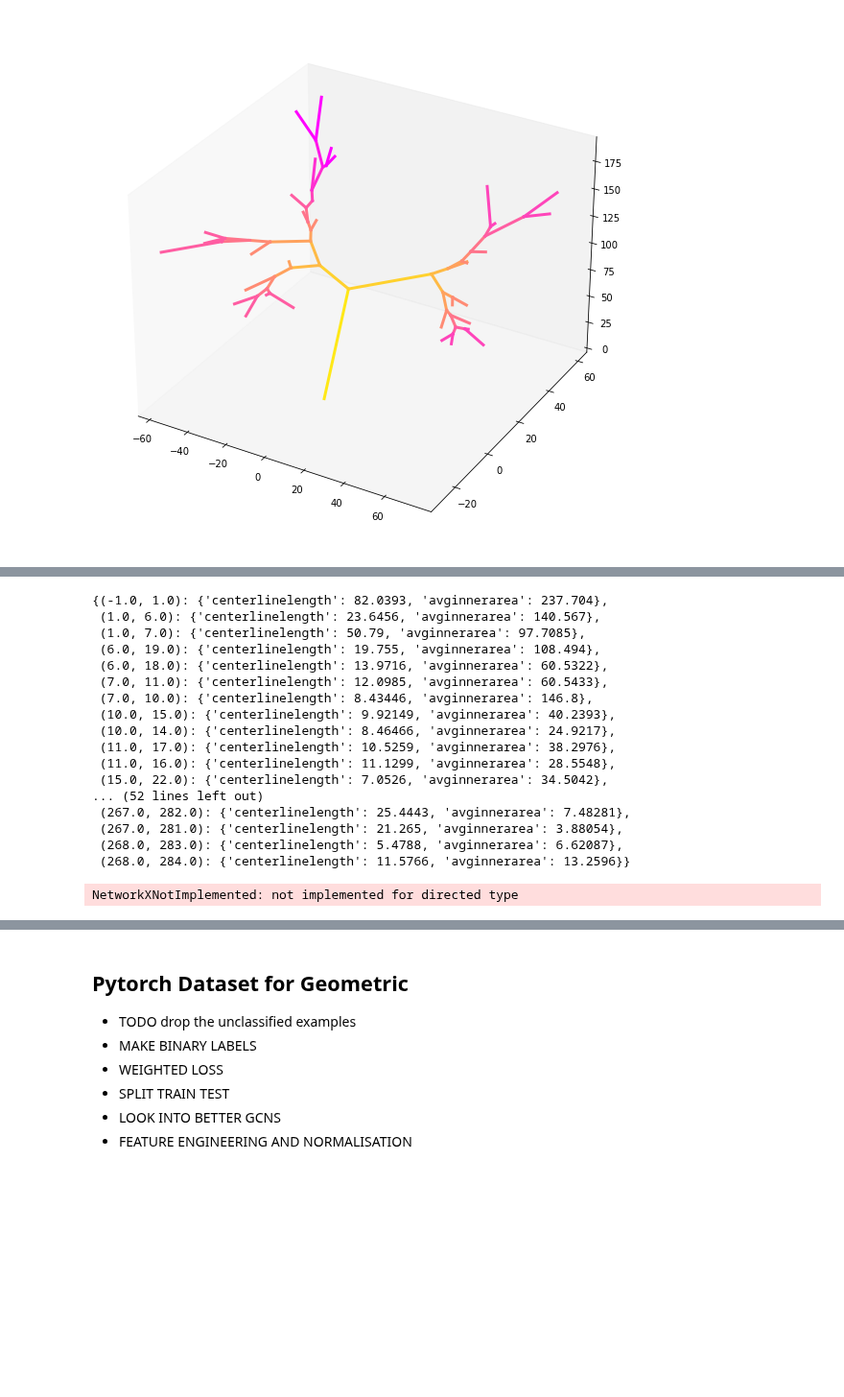
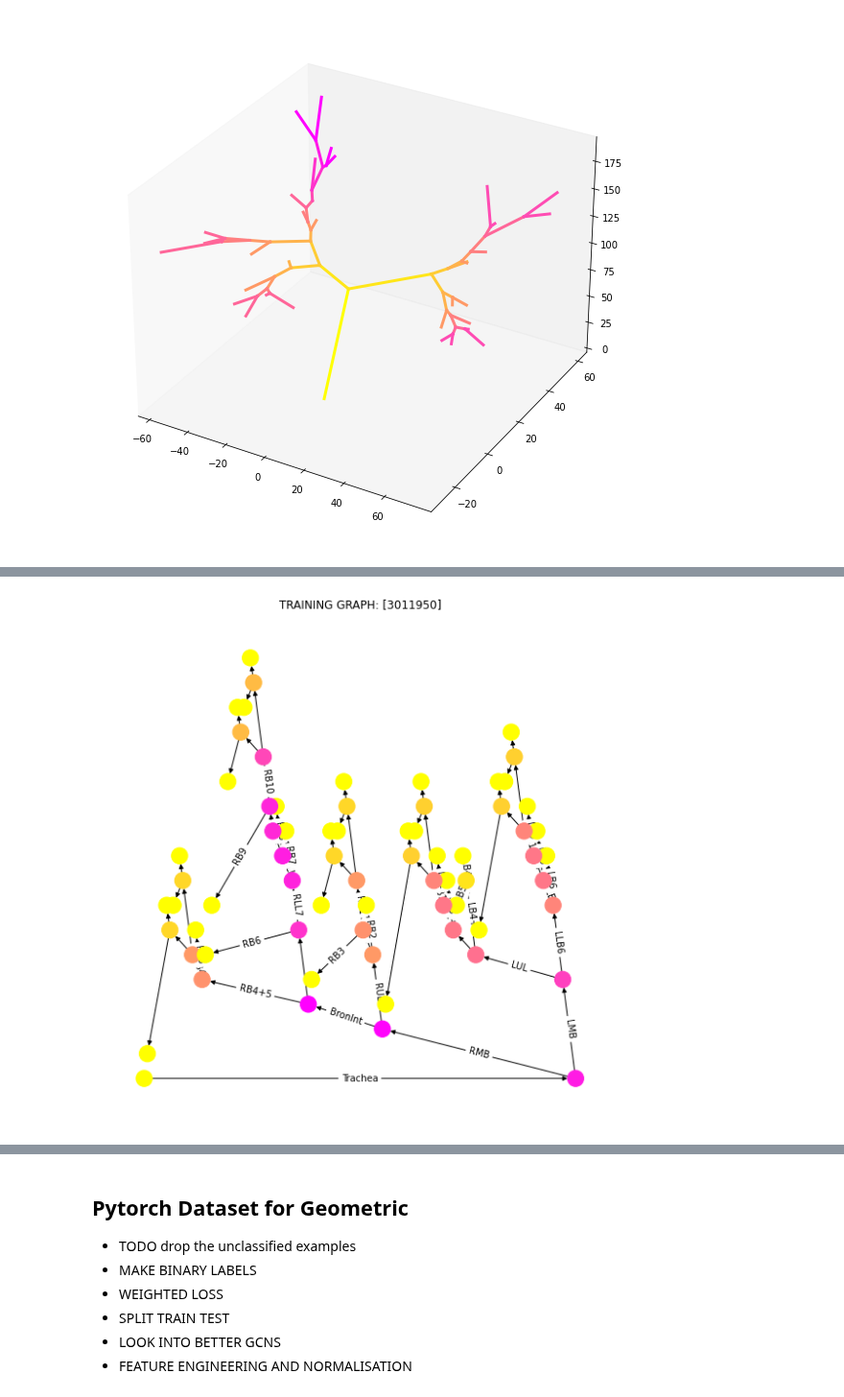
Before and after one commit to s-n-naik/airway_exploration, a Jupyter notebook: graph_test.ipynb, the cells around one changed output, grey strips where cells are left out. Shown at 96% size. Cells and saved outputs as stored; diff of their text form; code cells hidden in the pictures; blank space fills up the shorter version.

```diff
--- a/graph_test.ipynb
+++ b/graph_test.ipynb
@@ -167,8 +196,8 @@ len(pilot_df)
 ## Make a graph sample & visualise in networkx
 # %%
 tree_w_coords = pilot_df[(pilot_df.idno ==3011950)]
-val_min = -1
-val_max=10
+val_min = tree_w_coords.weibel_generation.min()
+val_max=tree_w_coords.weibel_generation.max()
 # cmap = mpl.cm.RdYlGn#.reversed()
 cmap = mpl.colormaps['spring'].reversed()
 norm = mpl.colors.Normalize(vmin=val_min, vmax=val_max)
@@ -199,14 +254,18 @@ See the caveats in the documentation: https://pandas.pydata.org/pandas-docs/stab
 # %%
-# nodes and features
-nodes = list(zip(tree_w_coords.endbpid, tree_w_coords[['x', 'y', 'z','dircosx', 'dircosy', 'dircosz','angle','weibel_generation', 'lobe', 'sublobe']].to_dict(orient='records')))
-nodes =[(-1,
-  {'x': 0,
-   'y': 0,
-   'z': 0,
-   'dircosx':0,
-   'dircosy':0,
-   'dircosz':0,
-   'lobe':0,
-   'sublobe':0,
-   'weibel_generation': -1,
-   'angle': 0.0})]+nodes
+# nodes and features (pos, direction,lobe + sublobe categorical, angle to parent, weibel gen, dist to nearest neighbor in lobe, max path length to leaf, num descendents of node)
+node_features = ['x_norm', 'y_norm', 'z_norm', 'dircosx_norm',
+       'dircosy_norm', 'dircosz_norm','lobe_norm',
+       'sublobe_norm','angle_norm', 'weibel_generation_norm','dist_nn_in_lobe_norm', 'num_desc_norm','max_path_length_norm']
+
+nodes = list(zip(tree_w_coords.endbpid, tree_w_coords[node_features].to_dict(orient='records')))
+trachea_dict = dict.fromkeys(node_features, 0)
+for i in ['x_norm', 'y_norm', 'z_norm']:
+    trachea_dict[i] = tree_w_coords.loc[tree_w_coords.startbpid==-1][str('parent_loc_'+i)].item()
+nodes =[(-1, trachea_dict)]+nodes
+# nodes
+list(trachea_dict.values())
+
+list_of_nodes = tree_w_coords[node_features].to_dict(orient='records')
+list_of_lists_nodes =[list(trachea_dict.values())]+ [list(node_feature.values()) for node_feature in list_of_nodes]
+len(list_of_lists_nodes), len(nodes)
+x = torch.tensor(list_of_lists_nodes, dtype=torch.float)
@@ -213,26 +297,10 @@ nodes =[(-1,
 # %%
 # edges and features: TODO include all features relevant + NORMALISE
+edge_features = ['centerlinelength_norm',
+       'avginnerarea_norm']
+
 edges = list(zip(tree_w_coords.startbpid, tree_w_coords.endbpid))
-edges_with_features = dict(zip(edges,tree_w_coords[['centerlinelength', 'avginnerarea']].to_dict(orient='records')))
-edges_with_features
+edges_with_features = dict(zip(edges,tree_w_coords[edge_features].to_dict(orient='records')))
-# %% [output]
-{(-1.0, 1.0): {'centerlinelength': 82.0393, 'avginnerarea': 237.704},
- (1.0, 6.0): {'centerlinelength': 23.6456, 'avginnerarea': 140.567},
- (1.0, 7.0): {'centerlinelength': 50.79, 'avginnerarea': 97.7085},
- (6.0, 19.0): {'centerlinelength': 19.755, 'avginnerarea': 108.494},
- (6.0, 18.0): {'centerlinelength': 13.9716, 'avginnerarea': 60.5322},
- (7.0, 11.0): {'centerlinelength': 12.0985, 'avginnerarea': 60.5433},
- (7.0, 10.0): {'centerlinelength': 8.43446, 'avginnerarea': 146.8},
- (10.0, 15.0): {'centerlinelength': 9.92149, 'avginnerarea': 40.2393},
- (10.0, 14.0): {'centerlinelength': 8.46466, 'avginnerarea': 24.9217},
- (11.0, 17.0): {'centerlinelength': 10.5259, 'avginnerarea': 38.2976},
- (11.0, 16.0): {'centerlinelength': 11.1299, 'avginnerarea': 28.5548},
- (15.0, 22.0): {'centerlinelength': 7.0526, 'avginnerarea': 34.5042},
-... (52 lines left out)
- (267.0, 282.0): {'centerlinelength': 25.4443, 'avginnerarea': 7.48281},
- (267.0, 281.0): {'centerlinelength': 21.265, 'avginnerarea': 3.88054},
- (268.0, 283.0): {'centerlinelength': 5.4788, 'avginnerarea': 6.62087},
- (268.0, 284.0): {'centerlinelength': 11.5766, 'avginnerarea': 13.2596}}
 # %%
 
 
@@ -244,33 +312,32 @@ nx.set_edge_attributes(g,edges_with_features)
 # print(g.edges(data=True))
 # print(g.nodes(data=True))
 # 2D projection of tree (excluding the trachea itself)
-col = nx.subgraph_centrality(g)
-display(col)
+col = nx.betweenness_centrality(g)
 
 val_min = min(col.values())
 val_max=max(col.values())
 # cmap = mpl.cm.RdYlGn#.reversed()
 cmap = mpl.colormaps['spring'].reversed()
 norm = mpl.colors.Normalize(vmin=val_min, vmax=val_max)
 cmap_nodes = [cmap(norm(col[node])) for node in g.nodes()]
 
 # cmap_nodes = [cmap(norm(g.nodes[node]['weibel_generation']))for node in g.nodes() if not len(g.nodes[node])==0]
 # labels = {node:g.nodes[node]['anatomicalname'] for node in g.nodes() if (not len(g.nodes[node])==0) & (len(g.nodes[node]['anatomicalname']) > 1)}
 edge_labels = {edge:tree_w_coords.loc[tree_w_coords.endbpid == edge[1]]['anatomicalname'].item() for edge in g.edges() }
 # print('edge', edge_labels)
 pos = nx.planar_layout(g, scale=1, center=(0,0), dim=2)
 
 f, ax = plt.subplots(figsize=(10,10))
 cax = fig.add_axes([0.27, 0.8, 0.5, 0.05])
 nx.draw(g,pos=pos, with_labels=False,node_color=cmap_nodes, ax=ax)
 nx.draw_networkx_edge_labels(g, pos,
                           edge_labels,
                              font_color='k',
                              font_size='10',
                           label_pos=0.5,
                           )
 plt.title(f'TRAINING GRAPH: {tree_w_coords.idno.unique()}')
 # plt.colorbar(cmap_nodes, cax=cax, orientation='vertical')
 plt.show()
 # %% [output]
-NetworkXNotImplemented: not implemented for directed type
+[figure, added]
```
Also changed, not shown: parts of 14 cells of this notebook.
